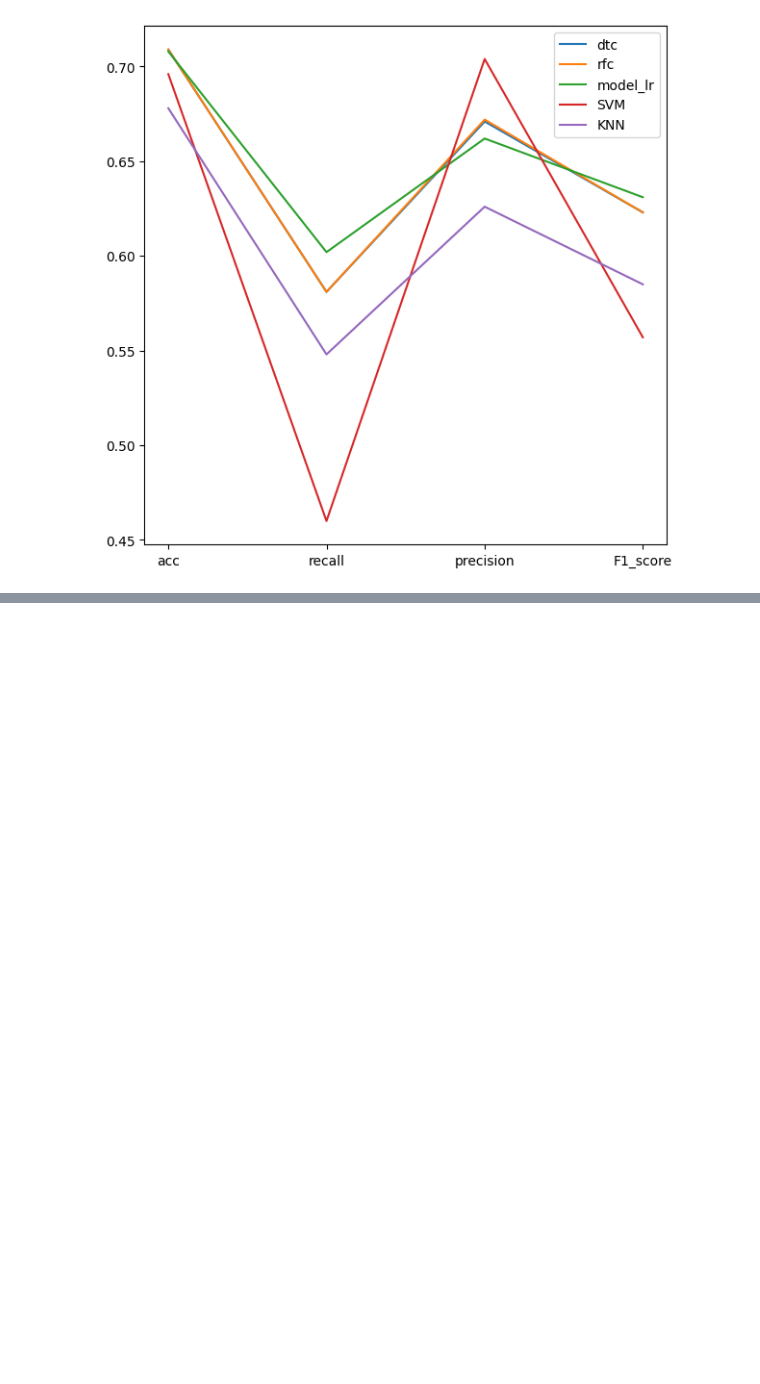
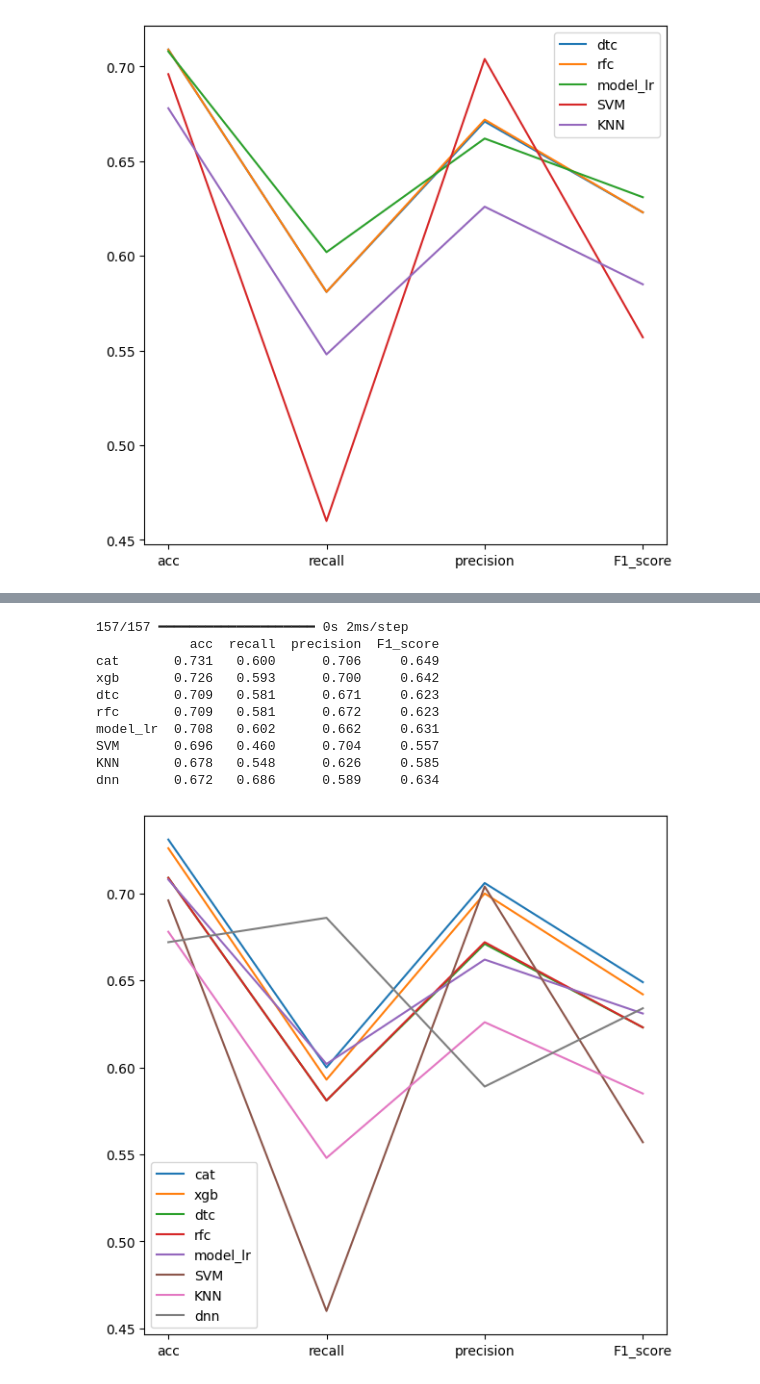
Before and after one commit to Njeon3091/AICE_study, a Jupyter notebook: 실습_과제(비데_정수기_렌탈).ipynb, the cells around one changed output, grey strips where cells are left out. Drawn from its saved outputs; the diff is of its cells as text; code cells hidden in the pictures; blank space fills up the shorter version.

```diff
--- a/실습_과제(비데_정수기_렌탈).ipynb
+++ b/실습_과제(비데_정수기_렌탈).ipynb
@@ -1654,0 +1761,9 @@ KNN       0.678   0.548      0.626     0.585
+# %%
+dnn=Sequential()
+dnn.add(Dense(8, activation='relu', input_shape=(26,)))
+dnn.add(Dropout(0.2))
+dnn.add(Dense(2, activation='relu'))
+dnn.add(Dropout(0.2))
+dnn.add(Dense(1, activation='sigmoid'))
+
+dnn.summary()
@@ -1654,0 +1788,16 @@ KNN       0.678   0.548      0.626     0.585
+# %%
+dnn.compile(optimizer='adam',
+            loss='binary_crossentropy',
+            metrics=['accuracy'])
+# %%
+from tensorflow.keras.callbacks import EarlyStopping, ModelCheckpoint
+
+early_stop=EarlyStopping(monitor='val_loss', mode='min', verbose=1, patience=5)
+
+check_point= ModelCheckpoint('bestmodel.h5', verbose=1,
+                             monitor='val_loss', mode='min', save_best_only=True)
+
+history = dnn.fit(x_train, y_train,
+                  epochs=50, batch_size=20,
+                  validation_data=(x_val, y_val), verbose=1,
+                  callbacks=[early_stop, check_point])
@@ -1654,0 +1840,16 @@ KNN       0.678   0.548      0.626     0.585
+# %%
+pred_dnn=(dnn.predict(x_test)>0.5).astype('int32')
+pred_dnn=pred_dnn.reshape(1, -1)[0]
+result_view('dnn', pred_dnn, y_test)
+# %% [output]
+157/157 ━━━━━━━━━━━━━━━━━━━━ 0s 2ms/step
+            acc  recall  precision  F1_score
+cat       0.731   0.600      0.706     0.649
+xgb       0.726   0.593      0.700     0.642
+dtc       0.709   0.581      0.671     0.623
+rfc       0.709   0.581      0.672     0.623
+model_lr  0.708   0.602      0.662     0.631
+SVM       0.696   0.460      0.704     0.557
+KNN       0.678   0.548      0.626     0.585
+dnn       0.672   0.686      0.589     0.634
+[figure, added]
```
Also changed, not shown: parts of 9 cells of this notebook.
